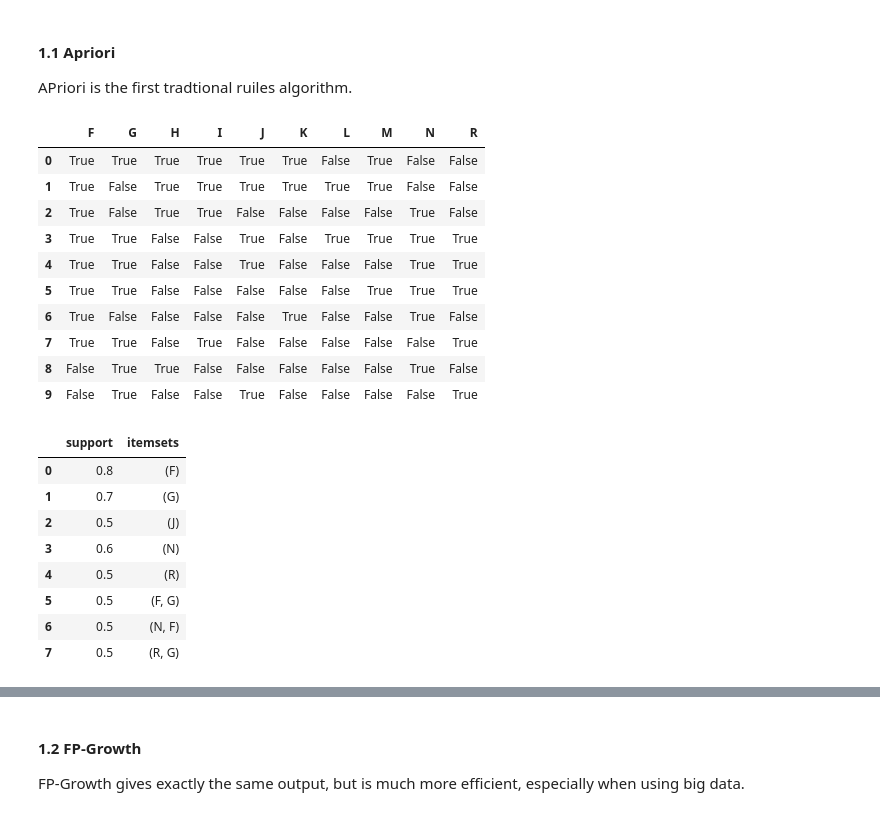
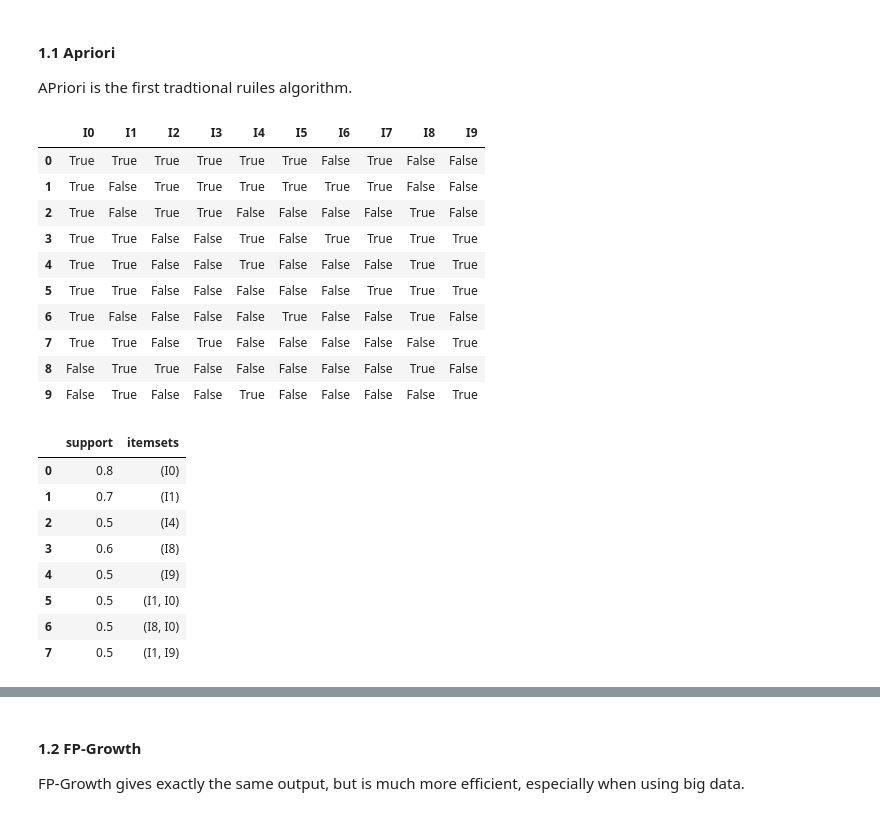
Before and after one commit to dawei7/Detecting-patterns-in-purchase-history-using-association-rule-learning-methods, a Jupyter notebook: Analysis/Detecting-patterns-in-purchase-history-using-association-rule-learning-methods.ipynb, the cells around one changed output, grey strips where cells are left out. Cells and saved outputs as stored; diff of their text form; code cells hidden in the pictures.

```diff
--- a/Analysis/Detecting-patterns-in-purchase-history-using-association-rule-learning-methods.ipynb
+++ b/Analysis/Detecting-patterns-in-purchase-history-using-association-rule-learning-methods.ipynb
@@ -32,3 +9,27 @@ data_simple_input =[\
+# %%
+data_simple_input =[\
+["I_0", "I_1", "I_2", "I_3", "I_4", "I_5", "I_7"],
+["I_0", "I_2", "I_3", "I_4", "I_5", "I_6", "I_7"],
+["I_0", "I_2", "I_3", "I_8"],
+["I_0", "I_1", "I_4", "I_6", "I_7", "I_8", "I_9"],
+["I_0", "I_1", "I_4", "I_8", "I_9"],
+["I_0", "I_1", "I_7", "I_8", "I_9"],
+["I_0", "I_5", "I_8"],
+["I_0", "I_1", "I_3", "I_9"],
+["I_1", "I_2", "I_8"],
+["I_1", "I_4", "I_9"]]
+
+# Counts:
+# I_0:8
+# I_1:7
+# I_8:6
+# I_4:5
+# I_9:5
+# I_2:4
+# I_3:4
+# I_7:4
+# I_5:3
+# I_6:2
 # %% [markdown]
 ### 1. Traditional alorthms from libraries
 # %% [markdown]
@@ -45,7 +46,7 @@ te_ary = te.fit(data_simple_input).transform(data_simple_input)
 data_simple = pd.DataFrame(te_ary, columns=te.columns_)
 data_simple
 # %% [output]
-|  | F | G | H | I | J | K | L | M | N | R |
+|  | I0 | I1 | I2 | I3 | I4 | I5 | I6 | I7 | I8 | I9 |
 | 0 | True | True | True | True | True | True | False | True | False | False |
 | 1 | True | False | True | True | True | True | True | True | False | False |
 | 2 | True | False | True | True | False | False | False | False | True | False |
@@ -57,16 +58,17 @@ data_simple
 | 8 | False | True | True | False | False | False | False | False | True | False |
 | 9 | False | True | False | False | True | False | False | False | False | True |
 # %%
-from mlxtend.frequent_patterns import apriori
+from mlxtend.frequent_patterns import apriori, association_rules
 
-apriori(data_simple, min_support=0.5,use_colnames=True)
+frequent_itemsets = apriori(data_simple, min_support=0.5,use_colnames=True)
+frequent_itemsets
 # %% [output]
 |  | support | itemsets |
-| 0 | 0.8 | (F) |
-| 1 | 0.7 | (G) |
-| 2 | 0.5 | (J) |
-| 3 | 0.6 | (N) |
-| 4 | 0.5 | (R) |
-| 5 | 0.5 | (F, G) |
-| 6 | 0.5 | (N, F) |
-| 7 | 0.5 | (R, G) |
+| 0 | 0.8 | (I0) |
+| 1 | 0.7 | (I1) |
+| 2 | 0.5 | (I4) |
+| 3 | 0.6 | (I8) |
+| 4 | 0.5 | (I9) |
+| 5 | 0.5 | (I1, I0) |
+| 6 | 0.5 | (I8, I0) |
+| 7 | 0.5 | (I1, I9) |
```
Also changed, not shown: parts of 4 cells of this notebook, 18 other files.
